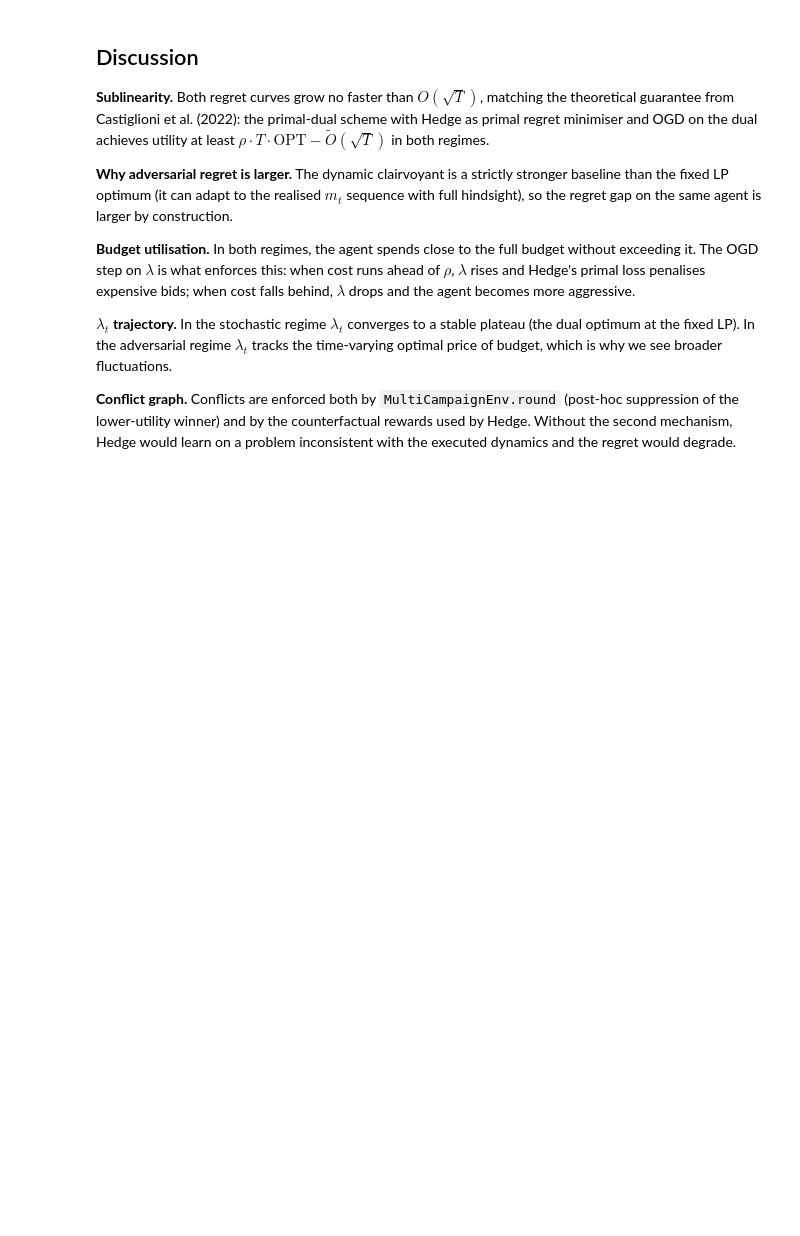
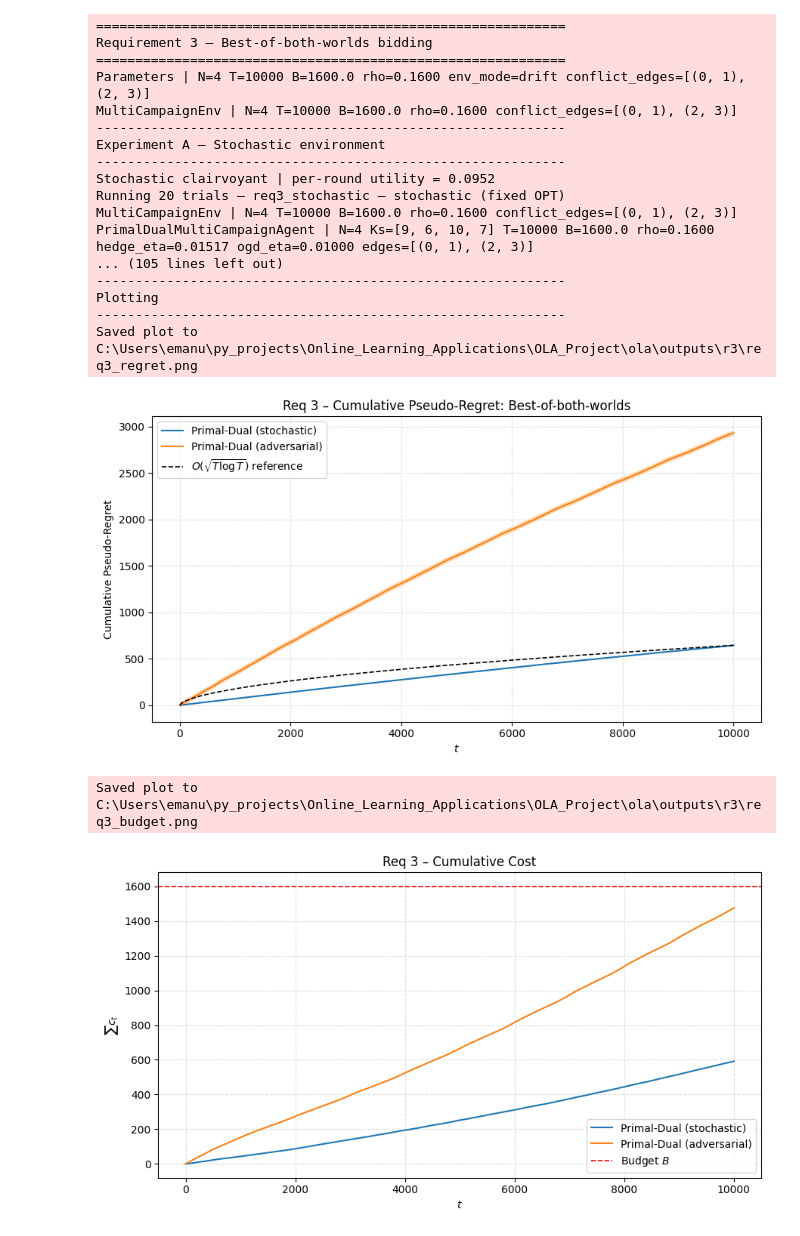
Before and after one commit to giutala/ola, a Jupyter notebook: deliverables/req3_best_of_both_world.ipynb, the cells around one changed output. Cells and saved outputs as stored; diff of their text form; code cells hidden in the pictures; blank space fills up the shorter version.

```diff
--- a/deliverables/req3_best_of_both_world.ipynb
+++ b/deliverables/req3_best_of_both_world.ipynb
@@ -30,31 +0,0 @@ The same agent should achieve sublinear regret in both regimes — the **best-of
-# %%
-import sys
-import logging
-from pathlib import Path
-
-import numpy as np
-import matplotlib.pyplot as plt
-
-# Make sure the repository root is on PYTHONPATH so `utils.*` imports resolve.
-REPO_ROOT = Path.cwd().resolve().parent
-if str(REPO_ROOT) not in sys.path:
-    sys.path.insert(0, str(REPO_ROOT))
-
-from utils.agents import PrimalDualMultiCampaignAgent
-from utils.environments import MultiCampaignEnv, AdversarialMultiCampaignEnv
-from utils.experiments import (
-    compute_clairvoyant_multi,
-    compute_clairvoyant_dynamic_multi,
-    load_clairvoyant_cache,
-    plot_budget,
-    plot_lambda,
-    plot_regret,
-    run_primal_dual_trials,
-    OUTPUTS_DIR,
-)
-
-logging.basicConfig(level=logging.INFO, format="%(asctime)s | %(message)s")
-logger = logging.getLogger("req3")
-
-%matplotlib inline
-plt.rcParams["figure.dpi"] = 100
@@ -349,12 +0,0 @@ Lambda final mean                            0.0078          0.1814
-# %% [markdown]
-## Discussion
-
-**Sublinearity.** Both regret curves grow no faster than $O(\sqrt{T})$, matching the theoretical guarantee from Castiglioni et al. (2022): the primal-dual scheme with Hedge as primal regret minimiser and OGD on the dual achieves utility at least $\rho \cdot T \cdot \text{OPT} - \widetilde{O}(\sqrt{T})$ in both regimes.
-
-**Why adversarial regret is larger.** The dynamic clairvoyant is a strictly stronger baseline than the fixed LP optimum (it can adapt to the realised $m_t$ sequence with full hindsight), so the regret gap on the same agent is larger by construction.
-
-**Budget utilisation.** In both regimes, the agent spends close to the full budget without exceeding it.  The OGD step on $\lambda$ is what enforces this: when cost runs ahead of $\rho$, $\lambda$ rises and Hedge's primal loss penalises expensive bids; when cost falls behind, $\lambda$ drops and the agent becomes more aggressive.
-
-**$\lambda_t$ trajectory.** In the stochastic regime $\lambda_t$ converges to a stable plateau (the dual optimum at the fixed LP).  In the adversarial regime $\lambda_t$ tracks the time-varying optimal price of budget, which is why we see broader fluctuations.
-
-**Conflict graph.** Conflicts are enforced both by `MultiCampaignEnv.round` (post-hoc suppression of the lower-utility winner) and by the counterfactual rewards used by Hedge.  Without the second mechanism, Hedge would learn on a problem inconsistent with the executed dynamics and the regret would degrade.
@@ -360,0 +8,24 @@ Lambda final mean                            0.0078          0.1814
+# %%
+from utils.run_req3 import run_req3
+run_req3()
+# %% [output]
+============================================================
+Requirement 3 – Best-of-both-worlds bidding
+============================================================
+Parameters | N=4 T=10000 B=1600.0 rho=0.1600 env_mode=drift conflict_edges=[(0, 1), (2, 3)]
+MultiCampaignEnv | N=4 T=10000 B=1600.0 rho=0.1600 conflict_edges=[(0, 1), (2, 3)]
+------------------------------------------------------------
+Experiment A – Stochastic environment
+------------------------------------------------------------
+Stochastic clairvoyant | per-round utility = 0.0952
+Running 20 trials – req3_stochastic — stochastic (fixed OPT)
+MultiCampaignEnv | N=4 T=10000 B=1600.0 rho=0.1600 conflict_edges=[(0, 1), (2, 3)]
+PrimalDualMultiCampaignAgent | N=4 Ks=[9, 6, 10, 7] T=10000 B=1600.0 rho=0.1600 hedge_eta=0.01517 ogd_eta=0.01000 edges=[(0, 1), (2, 3)]
+... (105 lines left out)
+------------------------------------------------------------
+Plotting
+------------------------------------------------------------
+Saved plot to C:\Users\emanu\py_projects\Online_Learning_Applications\OLA_Project\ola\outputs\r3\req3_regret.png
+[figure, added]
+Saved plot to C:\Users\emanu\py_projects\Online_Learning_Applications\OLA_Project\ola\outputs\r3\req3_budget.png
+[figure, added]
```
Also changed, not shown: parts of 25 cells of this notebook, 3 other files.
